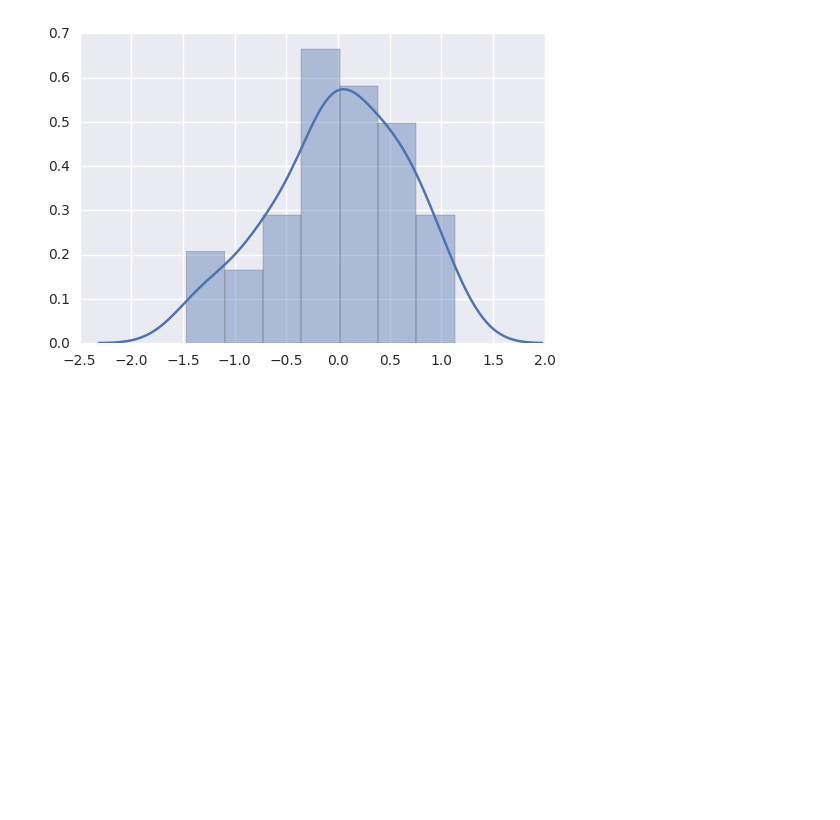
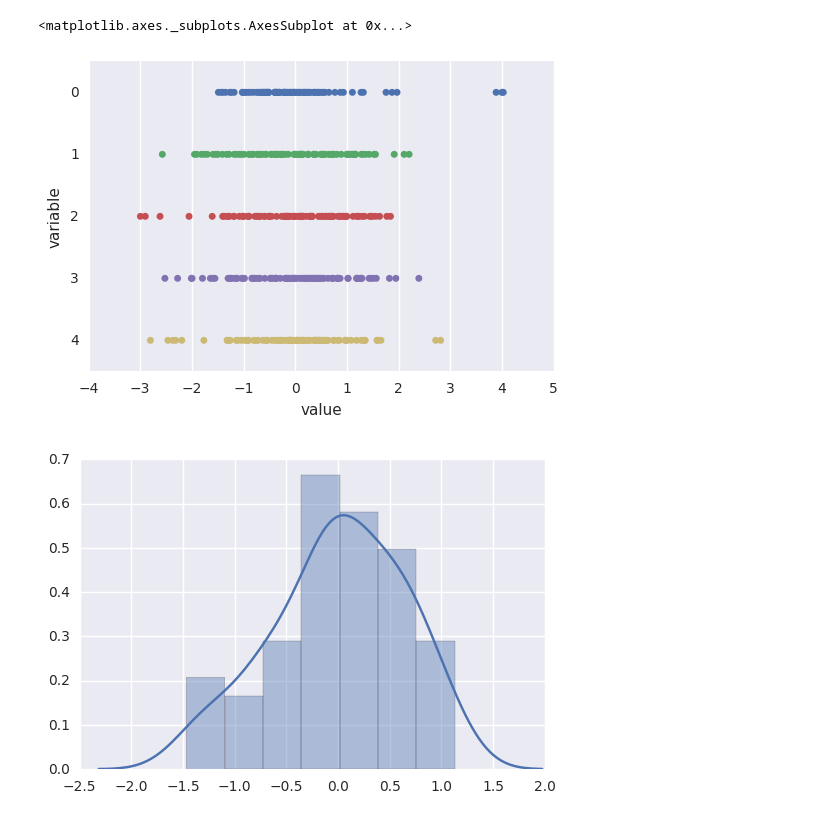
Before and after one commit to nandanrao/education, a Jupyter notebook: personality.ipynb, the cells around one changed output. Cells and saved outputs as stored; diff of their text form; code cells hidden in the pictures; blank space fills up the shorter version.

Commit message:
Distance comparisons and MultiTLasso

```diff
--- a/personality.ipynb
+++ b/personality.ipynb
@@ -62,0 +75,3 @@ others_projected = others_model.transform(others)
+# %%
+model = MultiTaskLasso(alpha = 3, fit_intercept = False).fit(others, fived)
+model.score(others, fived), model.coef_
@@ -72,3 +122,10 @@ plt.show()
+# %%
+comps = np.matrix(model.components_).T
+d = pd.DataFrame(scale(X.dot(comps)))
+sns.stripplot(x = 'value', y = 'variable', data = d.melt(), orient = 'h')
+# %% [output]
+<matplotlib.axes._subplots.AxesSubplot at 0x...>
+[figure, added]
 # %%
 # take a look at the questions on the axes...
 (np.sign(np.round(model.components_[0]/5)))
```
Also changed, not shown: parts of 18 cells of this notebook, 2 other files.
